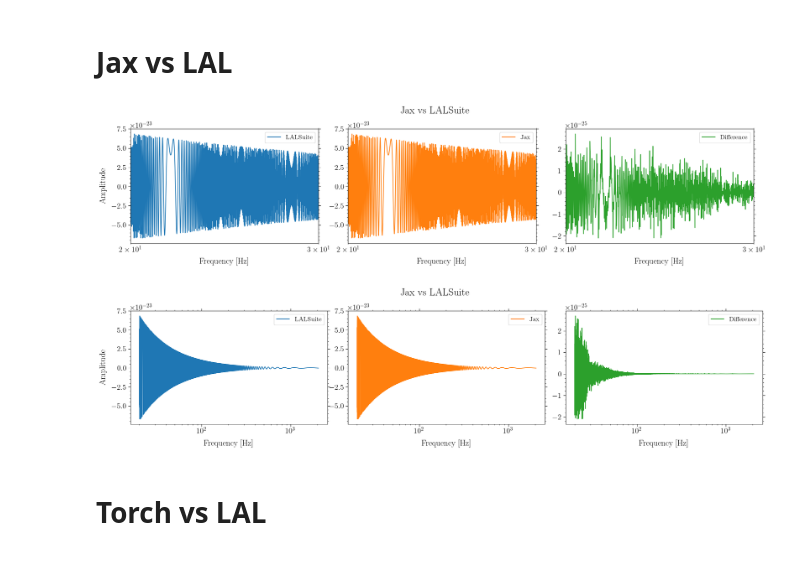
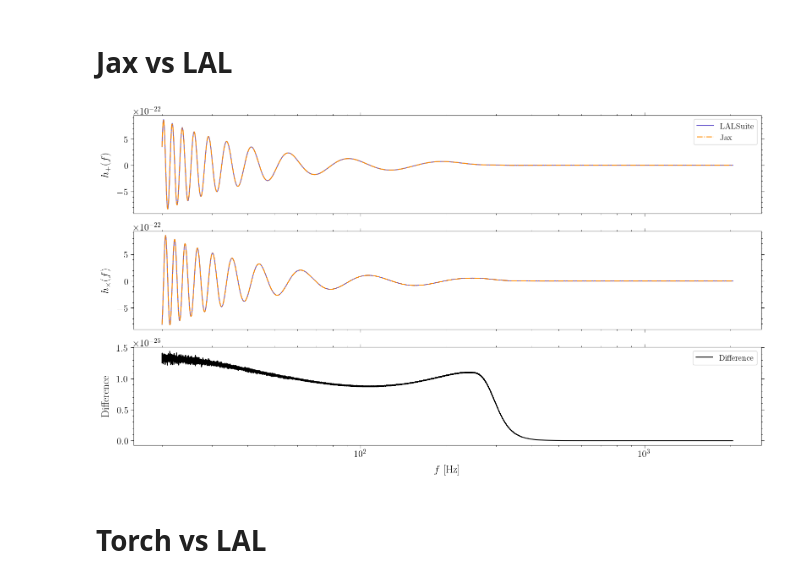
Before and after one commit to ravioli1369/IMRPhenomPv2, a Jupyter notebook: test.ipynb, the cells around one changed output. Cells and saved outputs as stored; diff of their text form; code cells hidden in the pictures.

Commit message:
better comparison plots

```diff
--- a/test.ipynb
+++ b/test.ipynb
@@ -78,8 +60,8 @@ freqs = np.fft.rfftfreq(tlen, delta_t)
 df = freqs[1] - freqs[0]
 fs = freqs[(freqs > f_l) & (freqs < f_u)]
 # %%
-m1_msun = Tensor([2])
-m2_msun = Tensor([1])
+m1_msun = Tensor([35])
+m2_msun = Tensor([30])
 m1_kg = Tensor([m1_msun * lal.MSUN_SI])
 m2_kg = Tensor([m2_msun * lal.MSUN_SI])
 chi1 = Tensor([0.1])
@@ -113,7 +95,7 @@ laldict = None
 IMRphenom = "IMRPhenomPv2"
 approximant = lalsim.SimInspiralGetApproximantFromString(IMRphenom)
 # %%
-hp, _ = lalsim.SimInspiralChooseFDWaveform(
+hp, hc = lalsim.SimInspiralChooseFDWaveform(
     m1_kg.item(),
     m2_kg.item(),
     0.0, # this is chi1x
@@ -138,3 +120,11 @@ hp, _ = lalsim.SimInspiralChooseFDWaveform(
 freqs_lal = np.arange(len(hp.data.data)) * df
 mask_lal = (freqs_lal > f_l) & (freqs_lal < f_u)
 hp_lalsuite = hp.data.data[mask_lal]
+hc_lalsuite = hc.data.data[mask_lal]
+
+f = freqs_lal[mask_lal]
+
+hp_ripple, hc_ripple = gen_IMRPhenomPv2(fs_ripple, theta_ripple, f_ref)
+hp_torch, hc_torch = IMRPhenomPv2(fs_torch, m1_msun, m2_msun, Tensor([0.0]), \
+    Tensor([0.0]), chi1, Tensor([0.0]), Tensor([0.0]), chi2, dist_mpc, tc, phic, inclination, Tensor([f_ref]))
+hp_torch, hc_torch = hp_torch[0].numpy(), hc_torch[0].numpy()
@@ -148,56 +131,31 @@ hp_torch, hc_torch = IMRPhenomPv2(fs_torch, m1_msun, m2_msun, Tensor([0.0]), \
+# %%
+diff_lal_ripple = np.maximum(np.abs(hp_lalsuite - hp_ripple), np.abs(hc_lalsuite - hc_ripple))
+diff_lal_torch = np.maximum(np.abs(hp_lalsuite - hp_torch), np.abs(hc_lalsuite - hc_torch))
+diff_ripple_torch = np.maximum(np.abs(hp_ripple - hp_torch), np.abs(hc_ripple - hc_torch))
 # %% [markdown]
 # **Jax vs LAL**
 # %%
-fig, ax = plt.subplots(1, 3, figsize=(20, 5))
+fig, ax = plt.subplots(3, 1, figsize=(16, 9), sharex=True)
 
-ax[0].plot(f, hp_lalsuite.real, label="LALSuite")
+ax[0].plot(f, hp_lalsuite.real, label="LALSuite", color="slateblue")
+ax[0].plot(f, hp_ripple.real, label="Jax", color="darkorange", linestyle="-.")
+ax[0].set_ylabel(r"$h_+ (f)$")
 ax[0].set_xscale("log")
-ax[0].set_xlabel("Frequency [Hz]")
-ax[0].set_ylabel("Amplitude")
-ax[0].set_xlim(20, 30)
 ax[0].legend()
 
-ax[1].plot(f, hp_ripple.real, label="Jax", color="C1")
-ax[1].set_xscale("log")
-ax[1].set_xlabel("Frequency [Hz]")
-ax[1].set_xlim(20, 30)
-ax[1].legend()
+ax[1].plot(f, hc_lalsuite.real, label="LALSuite", color="slateblue")
+ax[1].plot(f, hc_ripple.real, label="Jax", color="darkorange", linestyle="-.")
+ax[1].set_ylabel(r"$h_\times (f)$")
 
-ax[2].plot(f, hp_ripple.real-hp_lalsuite.real, label="Difference", color="C2")
-ax[2].set_xscale("log")
-ax[2].set_xlabel("Frequency [Hz]")
-ax[2].set_xlim(20, 30)
+ax[2].plot(f, diff_lal_ripple, label="Difference", color="black")
+ax[2].set_ylabel(r"Difference")
+ax[2].set_xlabel(r"$f$ [Hz]")
 ax[2].legend()
 
-fig.suptitle("Jax vs LALSuite")
 fig.tight_layout()
 plt.show()
 # %% [output]
-[figure, old version]
+[figure, new version]
-# %%
-fig, ax = plt.subplots(1, 3, figsize=(20, 5))
-
-ax[0].plot(f, hp_lalsuite.real, label="LALSuite")
-ax[0].set_xscale("log")
-ax[0].set_xlabel("Frequency [Hz]")
-ax[0].set_ylabel("Amplitude")
-ax[0].legend()
-
-ax[1].plot(f, hp_ripple.real, label="Jax", color="C1")
-ax[1].set_xscale("log")
-ax[1].set_xlabel("Frequency [Hz]")
-ax[1].legend()
-
-ax[2].plot(f, hp_ripple.real-hp_lalsuite.real, label="Difference", color="C2")
-ax[2].set_xscale("log")
-ax[2].set_xlabel("Frequency [Hz]")
-ax[2].legend()
-
-fig.suptitle("Jax vs LALSuite")
-fig.tight_layout()
-plt.show()
-# %% [output]
-[figure, removed]
 # %% [markdown]
 # **Torch vs LAL**
 # %%
```
Also changed, not shown: parts of 8 cells of this notebook.
